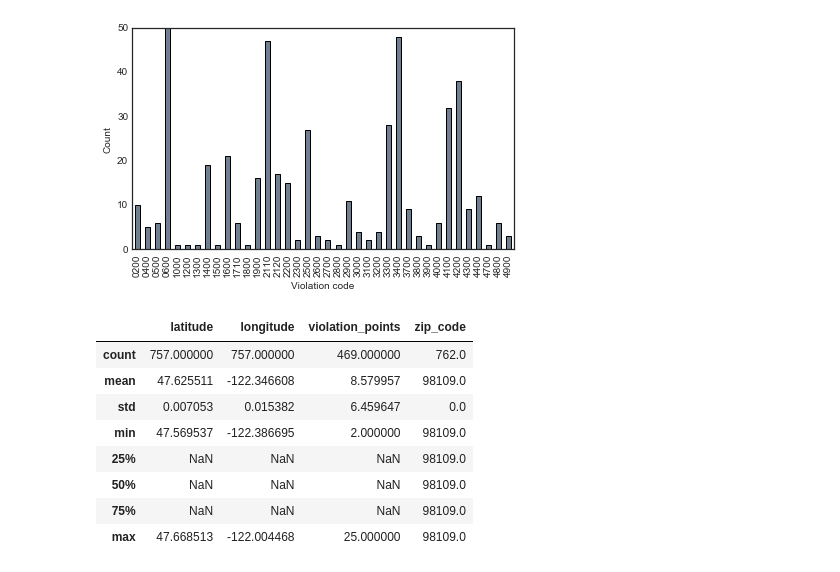
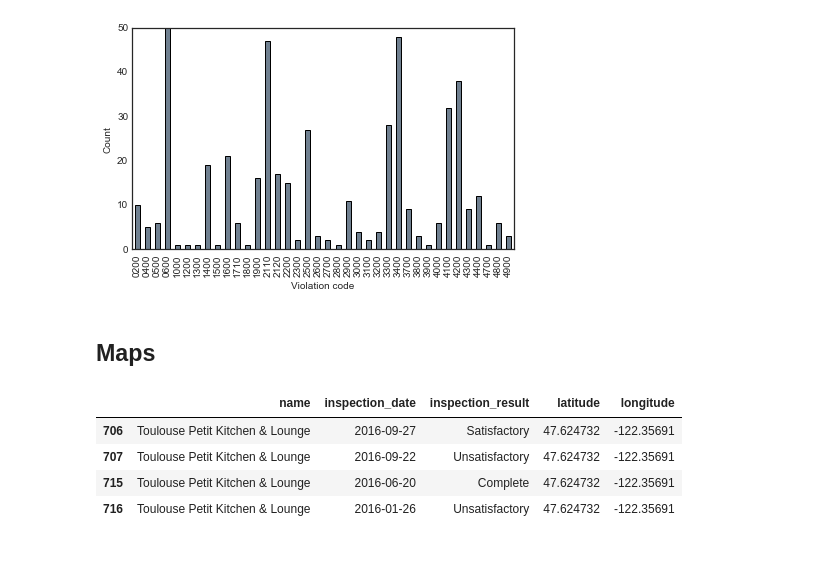
Before and after one commit to hbergen/restaurant-inspections, a Jupyter notebook: Exploring the XML.ipynb, the cells around one changed output. Cells and saved outputs as stored; diff of their text form; code cells hidden in the pictures.

```diff
--- a/Exploring the XML.ipynb
+++ b/Exploring the XML.ipynb
@@ -393,20 +417,18 @@ plt.ylabel('Count')
 plt.tight_layout()
 # %% [output]
 [figure]
-# %%
-df.describe()
-# %% [output]
-|  | latitude | longitude | violation_points | zip_code |
-| count | 757.000000 | 757.000000 | 469.000000 | 762.0 |
-| mean | 47.625511 | -122.346608 | 8.579957 | 98109.0 |
-| std | 0.007053 | 0.015382 | 6.459647 | 0.0 |
-| min | 47.569537 | -122.386695 | 2.000000 | 98109.0 |
-| 25% | NaN | NaN | NaN | 98109.0 |
-| 50% | NaN | NaN | NaN | 98109.0 |
-| 75% | NaN | NaN | NaN | 98109.0 |
-| max | 47.668513 | -122.004468 | 25.000000 | 98109.0 |
+# %% [markdown]
+## Maps
 # %%
 # get a single record for each inspection
 map_data = df[['name', 'inspection_date', 'inspection_result', 'latitude', 'longitude']].drop_duplicates()
 #map_data = map_data[map_data.name == 'TOULOUSE PETIT KITCHEN & LOUNGE'.title()]
+# %%
+map_data[map_data.name == 'TOULOUSE PETIT KITCHEN & LOUNGE'.title()]
+# %% [output]
+|  | name | inspection_date | inspection_result | latitude | longitude |
+| 706 | Toulouse Petit Kitchen & Lounge | 2016-09-27 | Satisfactory | 47.624732 | -122.35691 |
+| 707 | Toulouse Petit Kitchen & Lounge | 2016-09-22 | Unsatisfactory | 47.624732 | -122.35691 |
+| 715 | Toulouse Petit Kitchen & Lounge | 2016-06-20 | Complete | 47.624732 | -122.35691 |
+| 716 | Toulouse Petit Kitchen & Lounge | 2016-01-26 | Unsatisfactory | 47.624732 | -122.35691 |
 # %%
```
Also changed, not shown: parts of 7 cells of this notebook, 2 other files.
